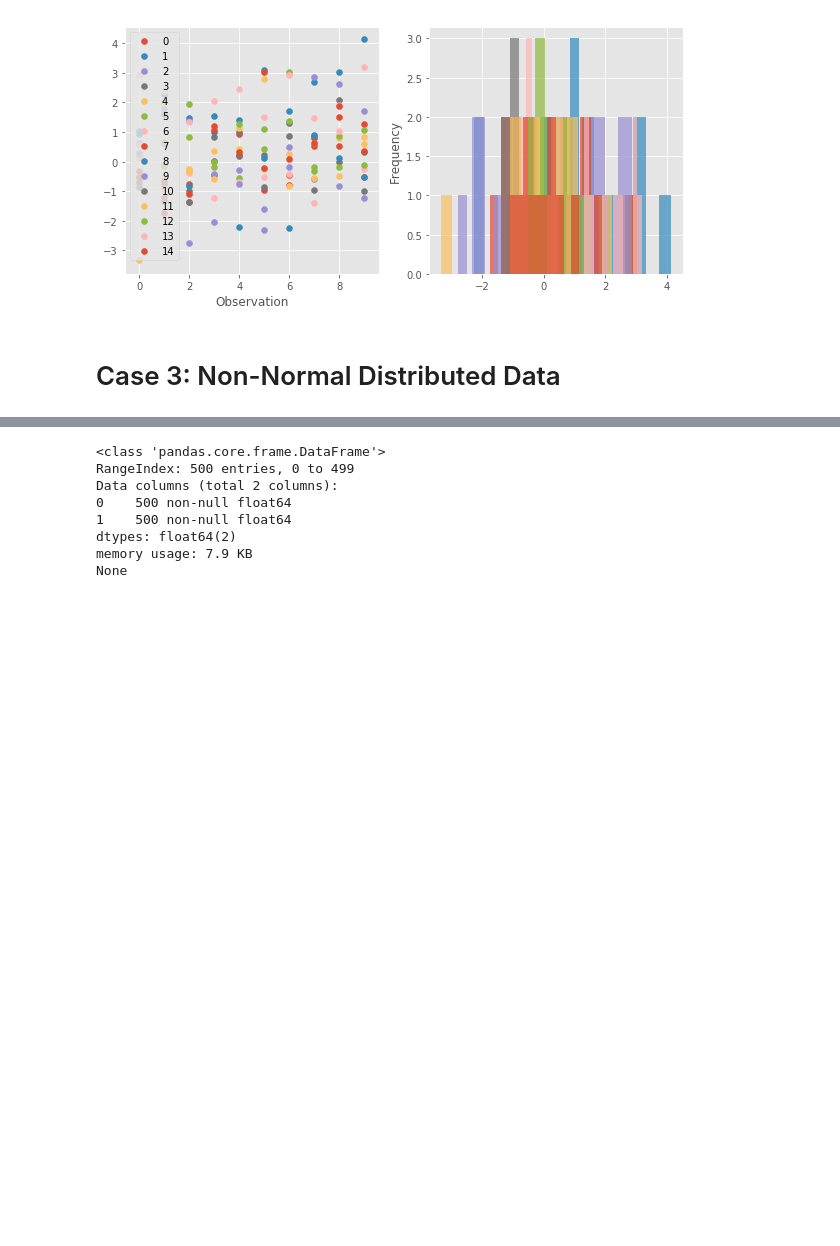
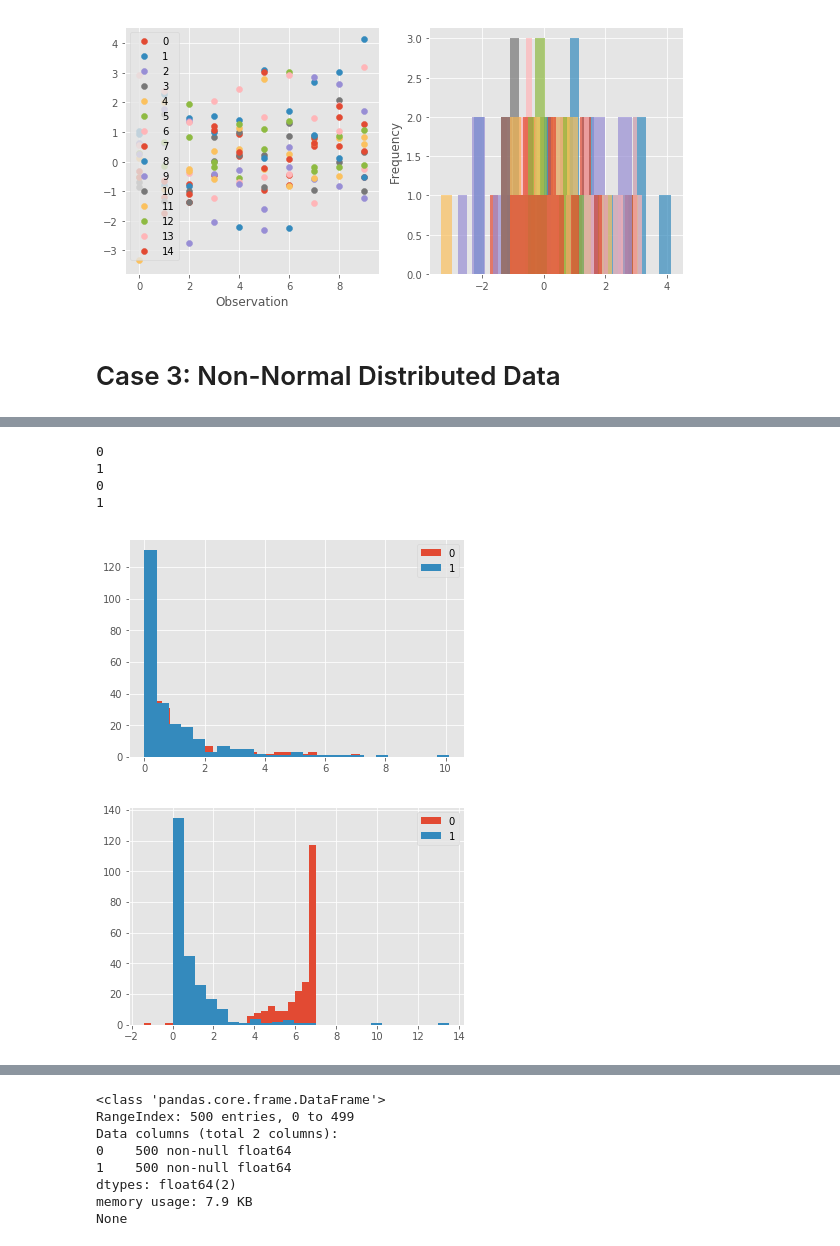
Before and after one commit to areichel90/DS5220-NaiveBayes, a Jupyter notebook: Dataset_Gen.ipynb, the cells around one changed output, grey strips where cells are left out. Drawn from its saved outputs; the diff is of its cells as text; code cells hidden in the pictures; blank space fills up the shorter version.

```diff
--- a/Dataset_Gen.ipynb
+++ b/Dataset_Gen.ipynb
@@ -207,0 +240,21 @@ for i in X_df:
+# %%
+fig = plt.figure()
+for i in df_skew_L0.iloc[:,:2]:
+    print i
+    x = df_skew_L0[i]
+    plt.hist(x,label=str(i),bins=25)
+    plt.legend()
+
+fig = plt.figure()
+for i in df_skew_R0.iloc[:,:2]:
+    print i
+    x = df_skew_R0[i]
+    plt.hist(x,label=str(i),bins=25)
+    plt.legend()
+# %% [output]
+0
+1
+0
+1
+[figure, added]
+[figure, added]
```
Also changed, not shown: parts of 9 cells of this notebook, 1 other file.
